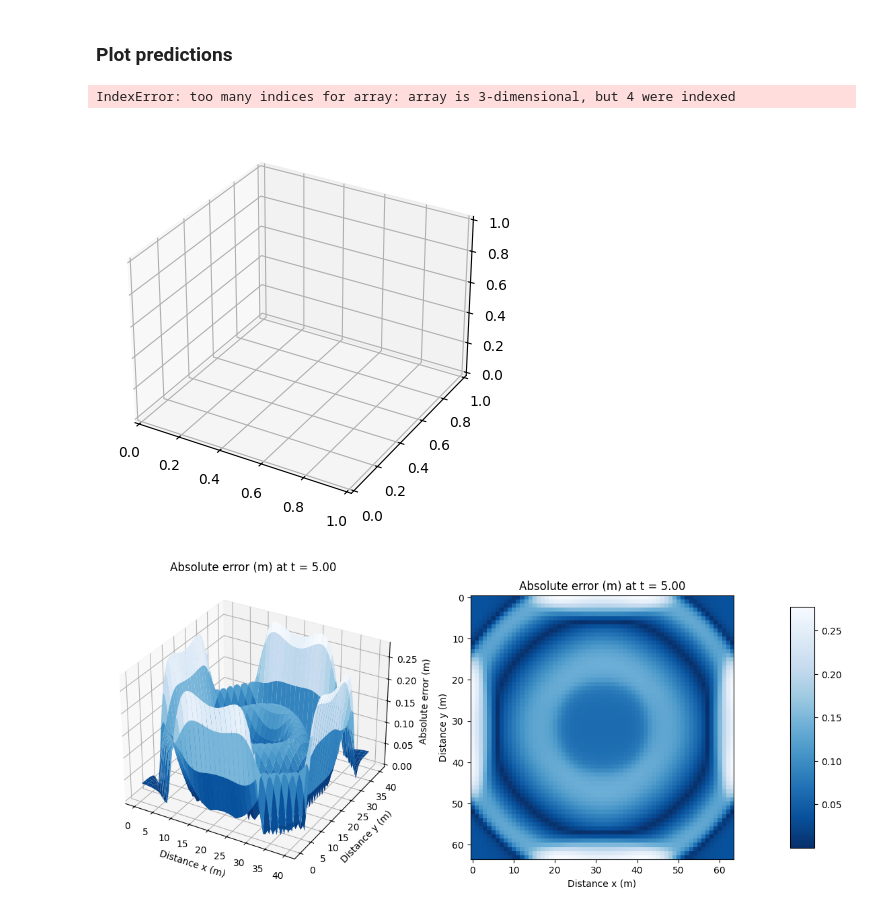
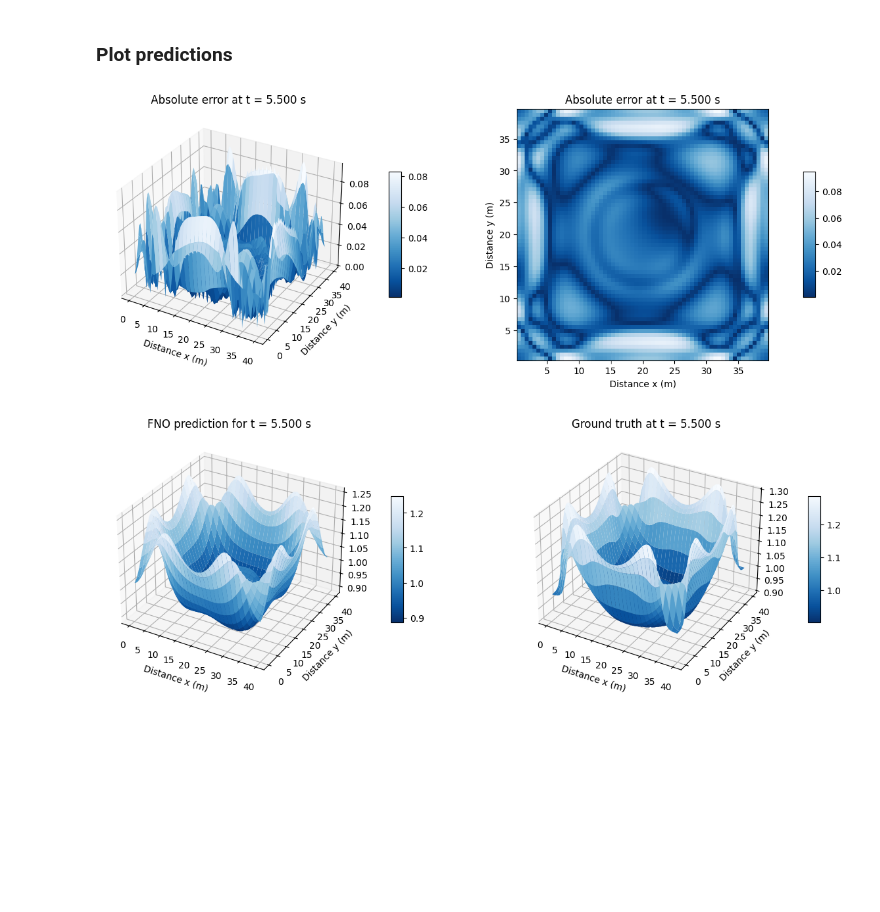
Before and after one commit to MelissaJessen/Shallow-Water-Equations, a Jupyter notebook: CNN-FNO-SWE-2D-multistep-prediction.ipynb, the cells around one changed output. Cells and saved outputs as stored; diff of their text form; code cells hidden in the pictures; blank space fills up the shorter version.

```diff
--- a/CNN-FNO-SWE-2D-multistep-prediction.ipynb
+++ b/CNN-FNO-SWE-2D-multistep-prediction.ipynb
@@ -139,8 +141,8 @@ plt.show()
 ### Prepare data
 # %%
 ## Split the data into training and testing
-p_train = 0.9
-p_val = 0.1
+p_train = 1
+p_val = 0
 p_test = 1 - p_train - p_val
 n_train, n_val, n_test, a, u, n, train_x, train_y, val_x, val_y, test_x, test_y = prepare_data_2D(h_all, p_train, p_val)
 # %% [output]
@@ -355,8 +297,0 @@ torch.Size([190, 1, 64, 64])
-# %%
-current_state = X_all
-next_state = model(current_state)
-
-next_state.shape, X_all.shape
-
-current_state = torch.cat([current_state[:, 1:], next_state], axis=1)
-current_state.shape
@@ -365,10 +298,10 @@ torch.Size([190, 10, 64, 64])
 # %%
 # Define how many time steps to predict
-n_steps = 20
+n_steps = 50
 
 # Initialize
 #current_state = torch.tensor(u, dtype=torch.float32)
-current_state = X_all
+current_state = X_input_train
 
 # Store future predictions
 future_predictions = []
@@ -461,36 +363,58 @@ plt.show()
 # %% [markdown]
 ### Plot predictions
+# %%
+save_plots = 1
+# %%
+dt = t_all_true[1] - t_all_true[0]
+X, Y = np.meshgrid(x, y)
+idx = 20
+idx_true = 200 + idx
+cmap = 'Blues_r'
+
+# Plot errors
+fig = plt.figure(figsize=(15, 5))
+
+ax = fig.add_subplot(121, projection='3d')
+surf = ax.plot_surface(X, Y, np.abs(h_all_true[idx_true] - future_predictions[idx][-1].reshape(Nx, Nx).detach().numpy()), cmap=cmap)
+ax.set_title(f'Absolute error at t = {t_all_true[idx_true]:.3f} s')
+ax.set_xlabel('Distance x (m)')
+ax.set_ylabel('Distance y (m)')
+plt.colorbar(surf, ax=ax, shrink=0.5, aspect=10, pad=0.1)
+
+ax1 = fig.add_subplot(122)
+surf = ax1.imshow(np.abs(h_all_true[idx_true] - future_predictions[idx][-1].reshape(Nx, Nx).detach().numpy()), cmap=cmap, extent=(x_true.min(), x_true.max(), y_true.min(), y_true.max()))
+ax1.set_title(f'Absolute error at t = {t_all_true[idx_true]:.3f} s')
+ax1.set_xlabel('Distance x (m)')
+ax1.set_ylabel('Distance y (m)')
+plt.colorbar(surf, ax=ax1, shrink=0.5, aspect=10, pad=0.1)
+
+if save_plots:
+    plt.savefig('plots/2D_FNO_long_term_predictions_error.pdf', format='pdf')
+
+plt.show()
+# %% [output]
+[figure, added]
 # %%
-X, Y = np.meshgrid(x, y)
-idx = -1
-
-fig = plt.figure(figsize=(12, 5))
+# Plot predictions
+fig = plt.figure(figsize=(15, 5))
 
 ax = fig.add_subplot(121, projection='3d')
-surf = ax.plot_surface(X, Y, pred_all[idx, 0, :, :], cmap = cmap)
-ax.set_title('Predicted h (m)')
+surf = ax.plot_surface(X, Y, future_predictions[idx][-1].reshape(Nx, Nx), cmap=cmap)
+ax.set_title(f'FNO prediction for t = {t_all_true[idx_true]:.3f} s')
 ax.set_xlabel('Distance x (m)')
 ax.set_ylabel('Distance y (m)')
-ax.set_zlabel('h (m)')
-
 plt.colorbar(surf, ax=ax, shrink=0.5, aspect=10, pad=0.1)
 
 ax1 = fig.add_subplot(122, projection='3d')
-surf1 = ax1.plot_surface(X, Y, h_all[idx], cmap = cmap)
-ax1.set_title('True h (m)')
+surf = ax1.plot_surface(X, Y, h_all_true[idx_true], cmap=cmap)
+ax1.set_title(f'Ground truth at t = {t_all_true[idx_true]:.3f} s')
 ax1.set_xlabel('Distance x (m)')
 ax1.set_ylabel('Distance y (m)')
-ax1.set_zlabel('h (m)')
-plt.colorbar(surf1, ax=ax1, shrink=0.5, aspect=10, pad=0.1)
+plt.colorbar(surf, ax=ax1, shrink=0.5, aspect=10, pad=0.1)
+
+if save_plots:
+    plt.savefig('plots/2D_FNO_long_term_predictions.pdf', format='pdf')
 
 plt.show()
 # %% [output]
-IndexError: too many indices for array: array is 3-dimensional, but 4 were indexed
-[figure, old version]
+[figure, new version]
-# %%
-idx = -1
-filename = 'plots/2D_FNO_error.pdf'
-t = t_all[idx]
-plot_error_2D(x, y, idx, t_all, pred_all.squeeze(), u.squeeze(), save_plots, filename)
-# %% [output]
-[figure, removed]
```
Also changed, not shown: parts of 17 cells of this notebook, 13 other files.
